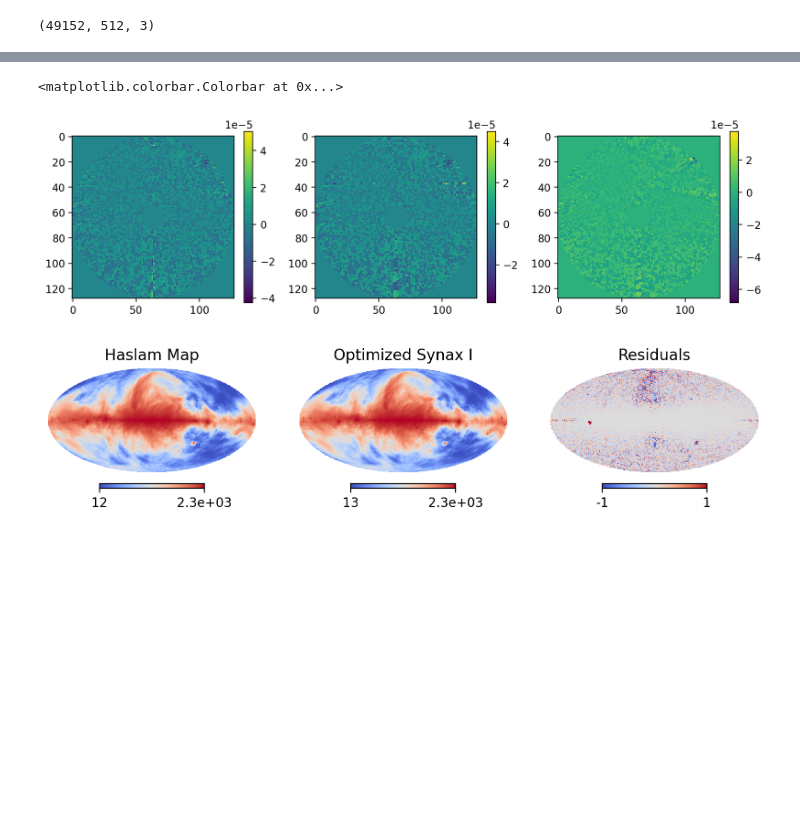
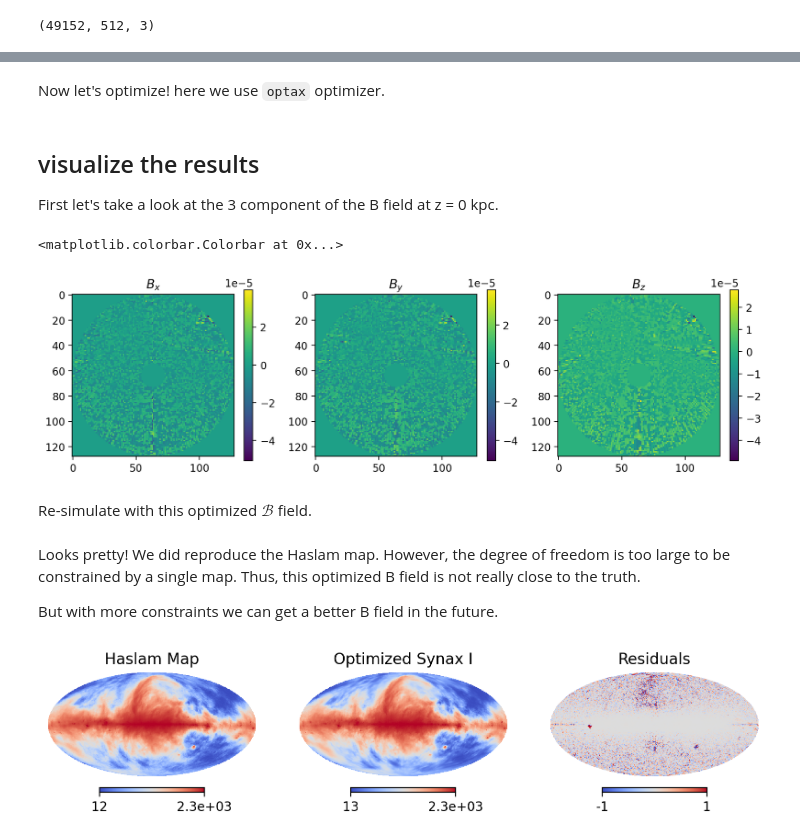
Before and after one commit to dkn16/Synax, a Jupyter notebook: examples/Optimising_haslam.ipynb, the cells around one changed output, grey strips where cells are left out. Drawn from its saved outputs; the diff is of its cells as text; code cells hidden in the pictures; blank space fills up the shorter version.

```diff
--- a/examples/Optimising_haslam.ipynb
+++ b/examples/Optimising_haslam.ipynb
@@ -149,28 +167,30 @@ hp.mollview(Sync_I,norm='hist',cmap='coolwarm')
 # %%
 logp_grad = jax.value_and_grad(lambda x:-1*logdensity_fn(x))
+# %% [markdown]
+Now let's optimize! here we use `optax` optimizer.
 # %%
 import optax
 from tqdm import tqdm
 
 B_field = (np.random.randn(*(nx,ny,nz,3))*1e-6)*jnp.array([1.,1.,0.1])
-#B_generator = bfield.B_lsa(coords)
-#B_field = B_generator.B_field(lsa_params).reshape((nx,ny,nz,3))
+
 B_opt = B_field
-#solver = optax.yogi(1e-8)
-solver = optax.yogi(learning_rate=1e-7)
 
-opt_state = solver.init(B_opt)
+solver = optax.yogi(learning_rate=1e-6)
+
+opt_state = solver.init(B_opt)# initialize optimizer
 
 loss = []
 
+#create a mask
 ones_field = np.ones((nx,ny,nz))
 
-mask = ((coords[0]**2+coords[1]**2)>400)|((coords[0]**2+coords[1]**2)<9)
+mask = ((coords[0]**2+coords[1]**2)>400)|((coords[0]**2+coords[1]**2)<9)# add a mask to mask inner region and outer region
 
-ones_field[mask] = 1e-10
+ones_field[mask] = 1e-10 # can't be 0, 0 would cause polarization angle NaN problem.
 
 mask = jnp.array(ones_field)[:,:,:,jnp.newaxis]
-#mask = C_field/C_field.max()
+
 B_opt = B_opt*mask
 
 progress_bar = tqdm(range(200))
@@ -178,36 +198,47 @@ for i in progress_bar:
     value,grad = logp_grad(B_opt)
     if jnp.isnan(value):
         break
-    #grad.at[jnp.abs(grad)>1e-6].set(1e-6)
-    #grad = jnp.nan_to_num(grad, nan=1e-6)
     loss.append(value)
     updates, opt_state = solver.update(grad, opt_state, B_opt)
     B_opt = optax.apply_updates(B_opt, updates)
     B_opt = B_opt*mask
-    #B_opt = jnp.where(B_opt > 1e-5, 1e-5, B_opt)
+
     info = { 'loss': loss[-1]}
 
     # Update the postfix with the current info
     progress_bar.set_postfix(info)
+# %% [markdown]
+## visualize the results
+
+First let's take a look at the 3 component of the B field at z = 0 kpc.
 # %%
 plt.figure(dpi=200,figsize=(12,3))
 
 plt.subplot(131)
 plt.imshow(B_opt[:,:,16,0])
+plt.title(r'$B_x$')
 plt.colorbar()
 
 plt.subplot(132)
 plt.imshow(B_opt[:,:,16,1])
+plt.title(r'$B_y$')
 plt.colorbar()
 
 plt.subplot(133)
 plt.imshow(B_opt[:,:,16,2])
+plt.title(r'$B_z$')
 plt.colorbar()
 # %% [output]
 <matplotlib.colorbar.Colorbar at 0x...>
-[figure, old version]
+[figure, new version]
+# %% [markdown]
+Re-simulate with this optimized $\mathcal{B}$ field.
 # %%
 Sync_I = grid_model(B_opt,freq)
+# %% [markdown]
+Looks pretty! We did reproduce the Haslam map. However, the degree of freedom is too large to be constrained by a single map. Thus, this optimized B field is not really close to the truth.
+
+But with more constraints we can get a better B field in the future.
 # %%
 plt.figure(dpi=200,figsize=(10,3),)
 np.random.seed(42)
```
Also changed, not shown: parts of 22 cells of this notebook, 4 other files.
